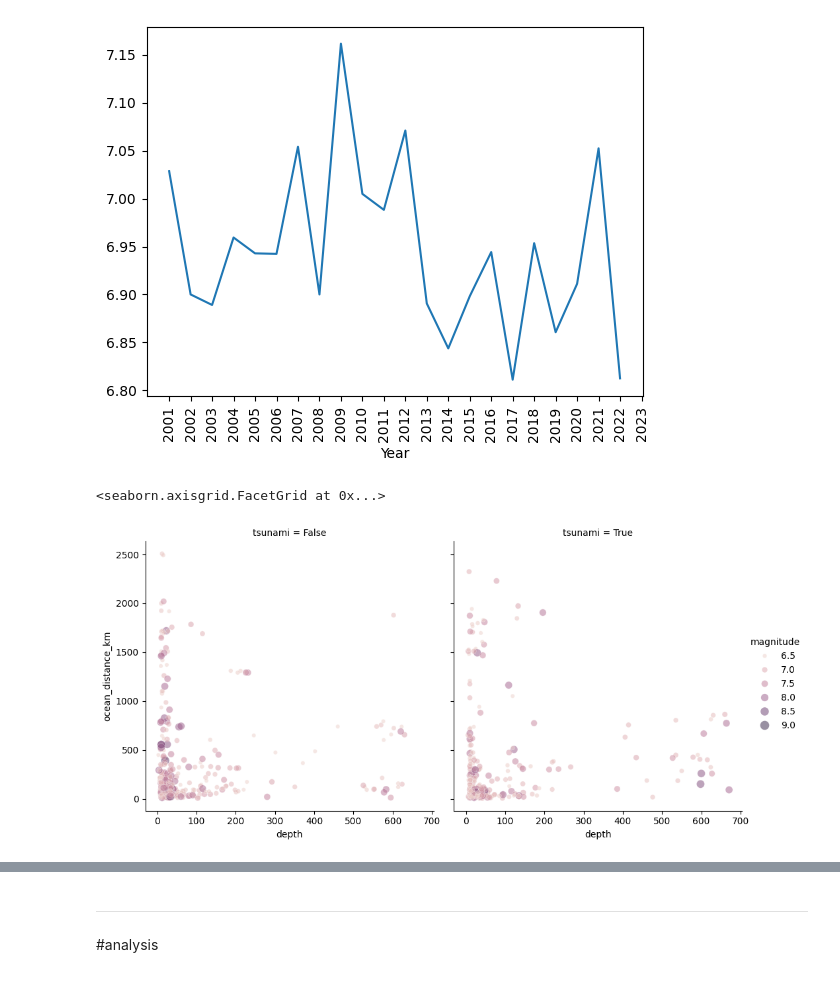
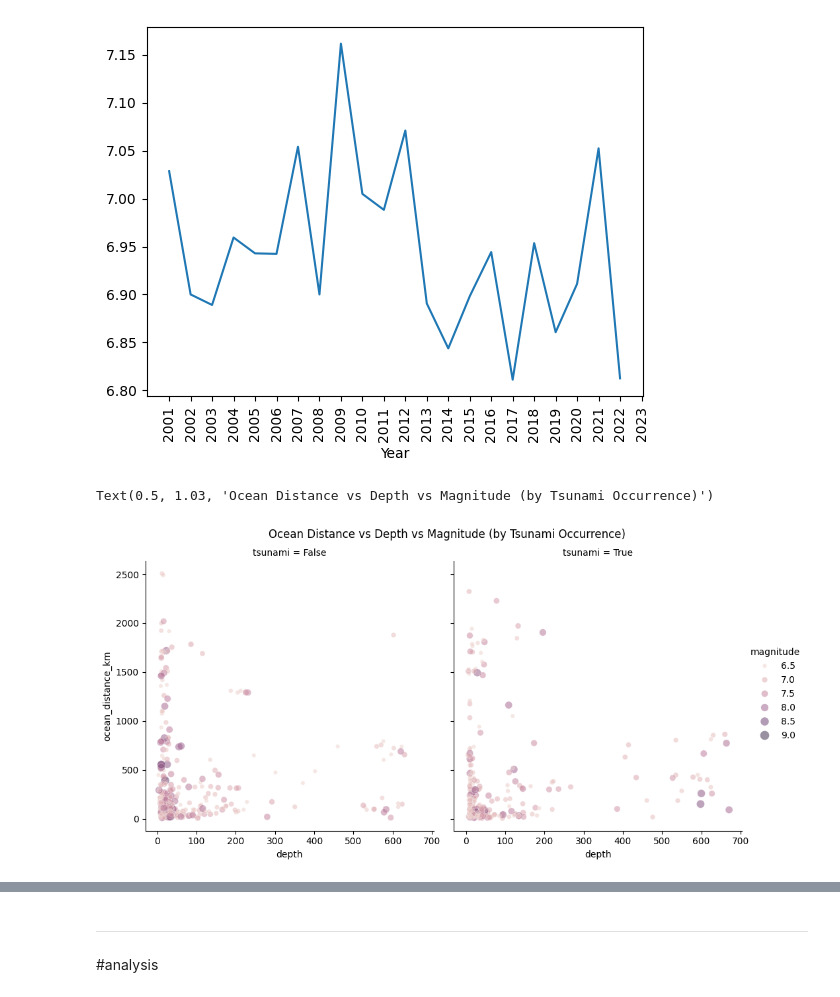
Before and after one commit to barrettyore0981-beep/FINAL-PROJECT-earth-quake-factors-and-tsunami-s, a Jupyter notebook: final_project.ipynb, the cells around one changed output, grey strips where cells are left out. Drawn from its saved outputs; the diff is of its cells as text; code cells hidden in the pictures.

```diff
--- a/final_project.ipynb
+++ b/final_project.ipynb
@@ -440,12 +440,15 @@ plt.xticks([2001,2002, 2003, 2004,2005,2006,2007,2008,2009,2010,2011,2012,2013,2
   Text(2023, 0, '2023')])
 [figure]
 # %%
-sns.relplot(x='depth',y='ocean_distance_km',hue='magnitude',data=df,alpha=0.5,size='magnitude',sizes=(20,100),col='tsunami',kind='scatter')
+g = sns.relplot(x='depth',y='ocean_distance_km',hue='magnitude',data=df,alpha=0.5,size='magnitude',sizes=(20,100),col='tsunami',kind='scatter')
+g.fig.suptitle('Ocean Distance vs Depth vs Magnitude (by Tsunami Occurrence)', y=1.03) # Add title with padding
+
 #
 #
+#
 # %% [output]
-<seaborn.axisgrid.FacetGrid at 0x...>
+Text(0.5, 1.03, 'Ocean Distance vs Depth vs Magnitude (by Tsunami Occurrence)')
-[figure, old version]
+[figure, new version]
 # %%
 #graph tsunami rate of bins magnitude
 sns.catplot(data=df,x='magnitude_bin',hue='tsunami',kind='count')
```
Also changed, not shown: parts of 8 cells of this notebook.
